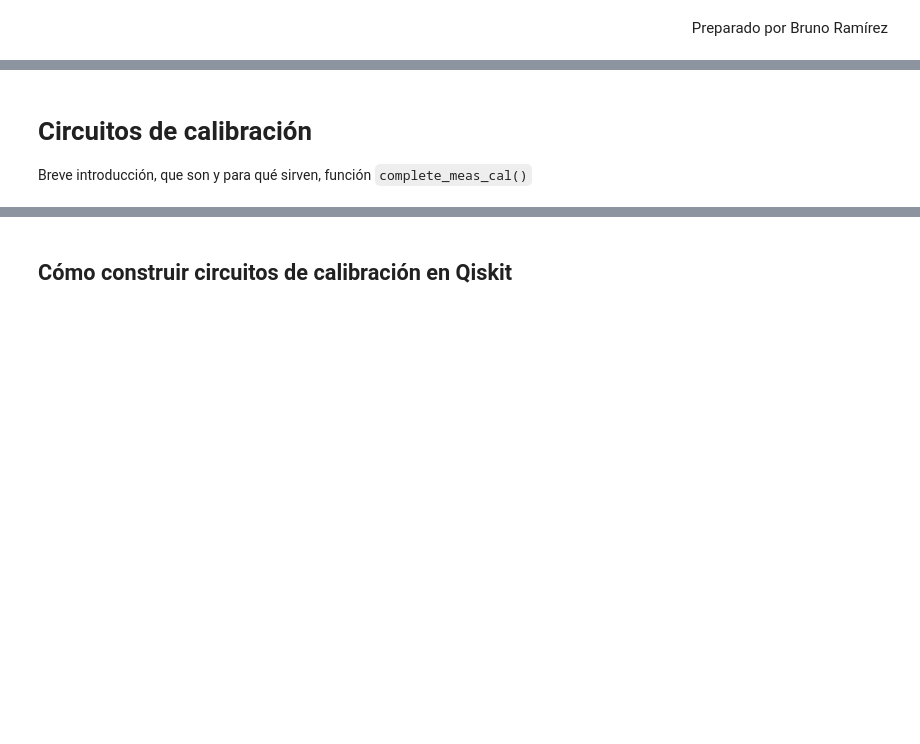
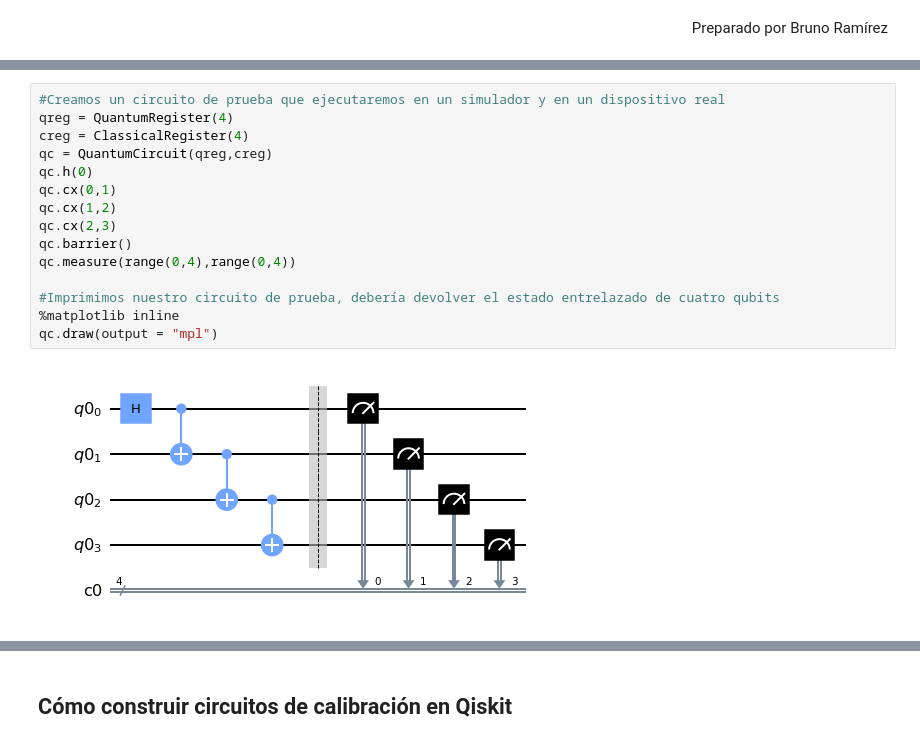
Before and after one commit to QMexico/taller-qiskit, a Jupyter notebook: 04_Qiskit_Ignis/03_Errores_de_Medicion.ipynb, the cells around one changed output, grey strips where cells are left out. Drawn from its saved outputs; the diff is of its cells as text; blank space fills up the shorter version.

```diff
--- a/04_Qiskit_Ignis/03_Errores_de_Medicion.ipynb
+++ b/04_Qiskit_Ignis/03_Errores_de_Medicion.ipynb
@@ -53,5 +71,17 @@ from qiskit.ignis.mitigation.measurement import (complete_meas_cal, tensored_mea
-# %% [markdown]
-<a id="secc1"></a>
-# Circuitos de calibración
-
-Breve introducción, que son y para qué sirven, función `complete_meas_cal()`
+# %%
+#Creamos un circuito de prueba que ejecutaremos en un simulador y en un dispositivo real
+qreg = QuantumRegister(4)
+creg = ClassicalRegister(4)
+qc = QuantumCircuit(qreg,creg)
+qc.h(0)
+qc.cx(0,1)
+qc.cx(1,2)
+qc.cx(2,3)
+qc.barrier()
+qc.measure(range(0,4),range(0,4))
+
+#Imprimimos nuestro circuito de prueba, debería devolver el estado entrelazado de cuatro qubits
+%matplotlib inline
+qc.draw(output = "mpl")
+# %% [output]
+[figure, added]
```
Also changed, not shown: parts of 23 cells of this notebook.
